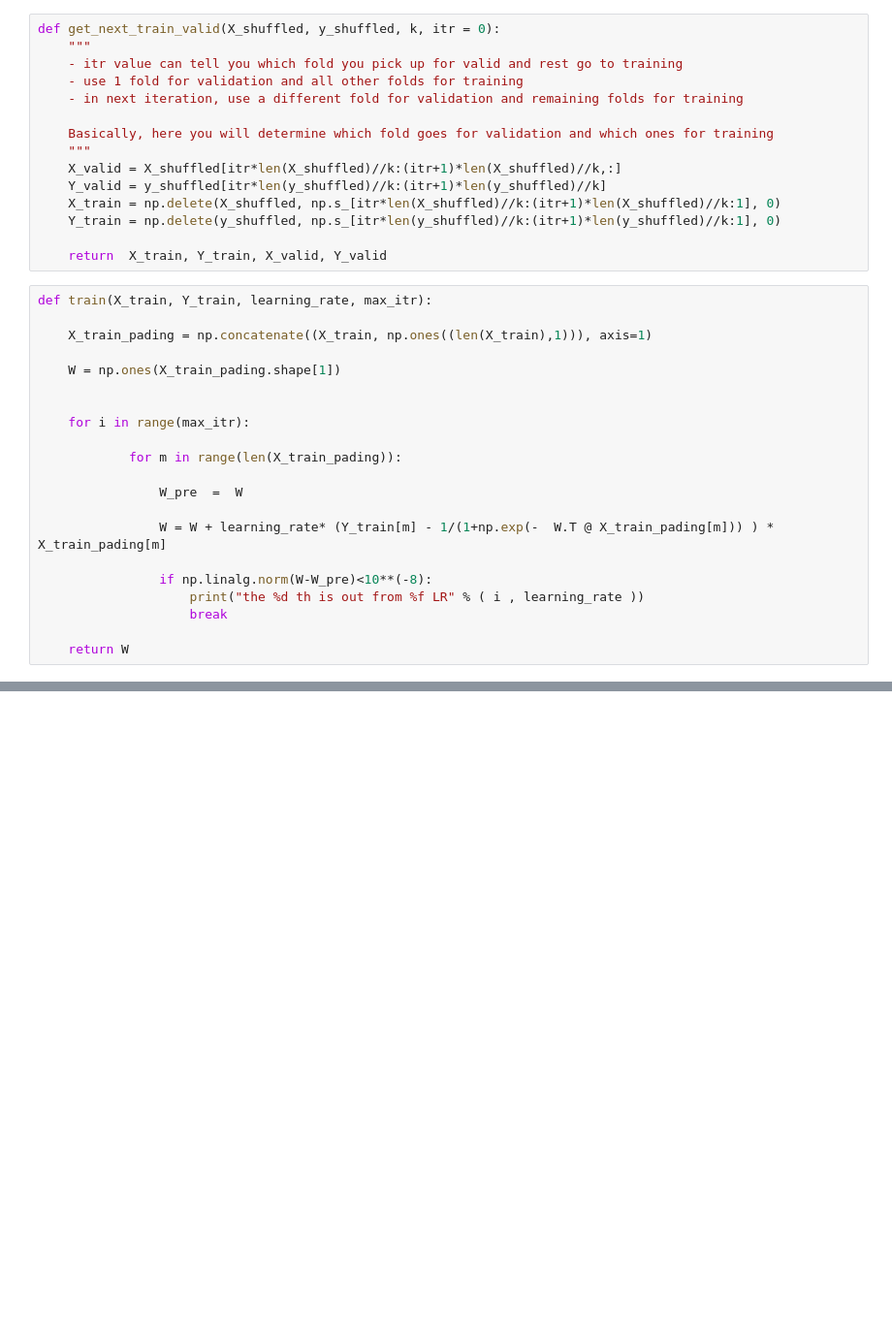
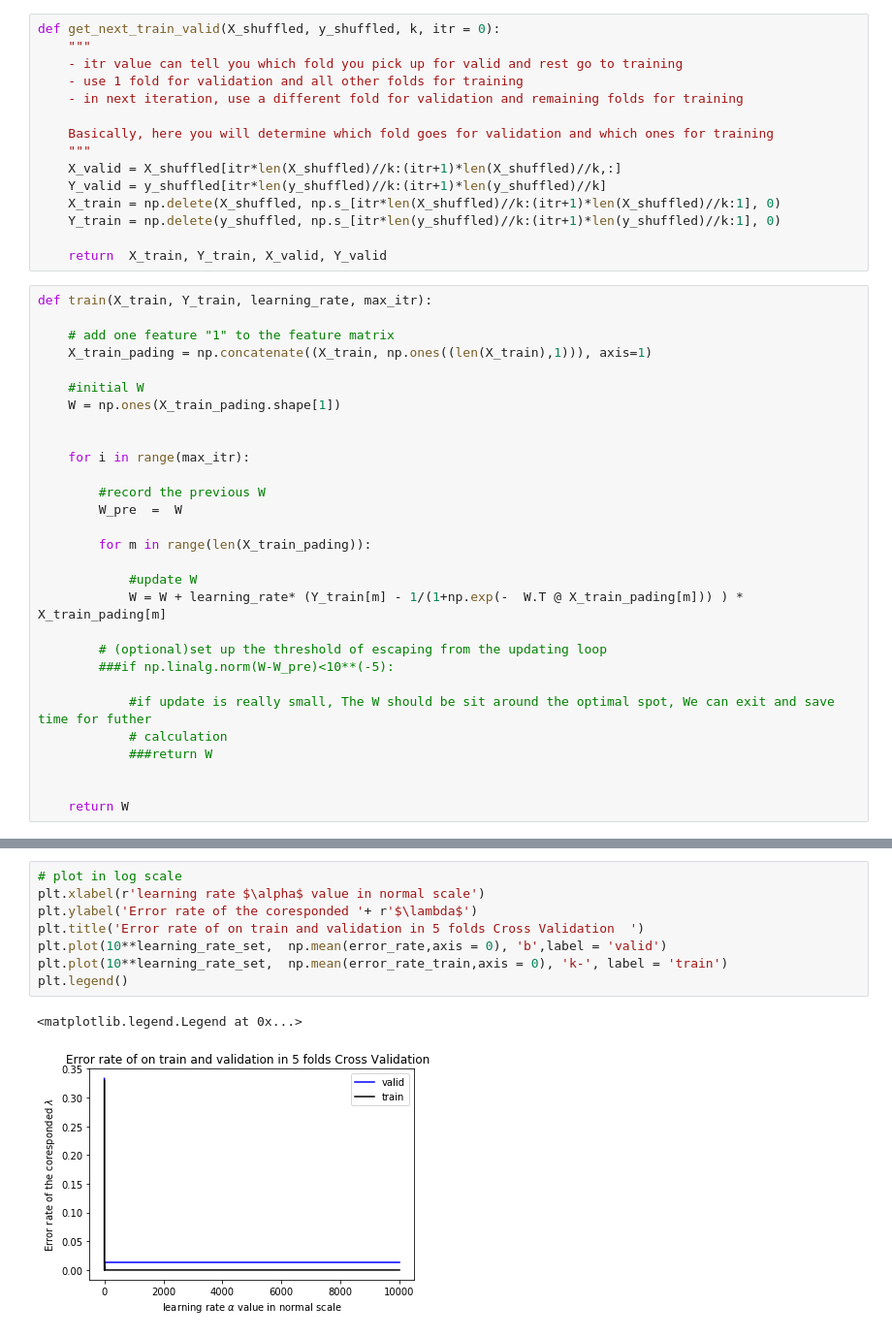
Before and after one commit to djzts/CSCI5525, a Jupyter notebook: HW1-data/HW1_logistical .ipynb, the cells around one changed output, grey strips where cells are left out. Shown at 97% size. Saved outputs shown, nothing was run; the diff lists cells and outputs as text; blank space fills up the shorter version.

```diff
--- a/HW1-data/HW1_logistical .ipynb
+++ b/HW1-data/HW1_logistical .ipynb
@@ -25,22 +23,30 @@ def get_next_train_valid(X_shuffled, y_shuffled, k, itr = 0):
 # %%
 def train(X_train, Y_train, learning_rate, max_itr):
 
+    # add one feature "1" to the feature matrix
     X_train_pading = np.concatenate((X_train, np.ones((len(X_train),1))), axis=1)
 
+    #initial W
     W = np.ones(X_train_pading.shape[1])
 
 
     for i in range(max_itr):
 
-            for m in range(len(X_train_pading)):
+        #record the previous W
+        W_pre  =  W
 
-                W_pre  =  W
+        for m in range(len(X_train_pading)):
 
-                W = W + learning_rate* (Y_train[m] - 1/(1+np.exp(-  W.T @ X_train_pading[m])) ) * X_train_pading[m]
+            #update W
+            W = W + learning_rate* (Y_train[m] - 1/(1+np.exp(-  W.T @ X_train_pading[m])) ) * X_train_pading[m]
 
-                if np.linalg.norm(W-W_pre)<10**(-8):
-                    print("the %d th is out from %f LR" % ( i , learning_rate ))
-                    break
+        # (optional)set up the threshold of escaping from the updating loop
+        ###if np.linalg.norm(W-W_pre)<10**(-5):
+
+            #if update is really small, The W should be sit around the optimal spot, We can exit and save time for futher
+            # calculation
+            ###return W
+
 
     return W
 # %%
@@ -70,0 +158,11 @@ for i in range(2*10**3):
+# %%
+# plot in log scale
+plt.xlabel(r'learning rate $\alpha$ value in normal scale')
+plt.ylabel('Error rate of the coresponded '+ r'$\lambda$')
+plt.title('Error rate of on train and validation in 5 folds Cross Validation  ')
+plt.plot(10**learning_rate_set,  np.mean(error_rate,axis = 0), 'b',label = 'valid')
+plt.plot(10**learning_rate_set,  np.mean(error_rate_train,axis = 0), 'k-', label = 'train')
+plt.legend()
+# %% [output]
+<matplotlib.legend.Legend at 0x...>
+[figure, added]
```
Also changed, not shown: parts of 13 cells of this notebook, 1 other file.
